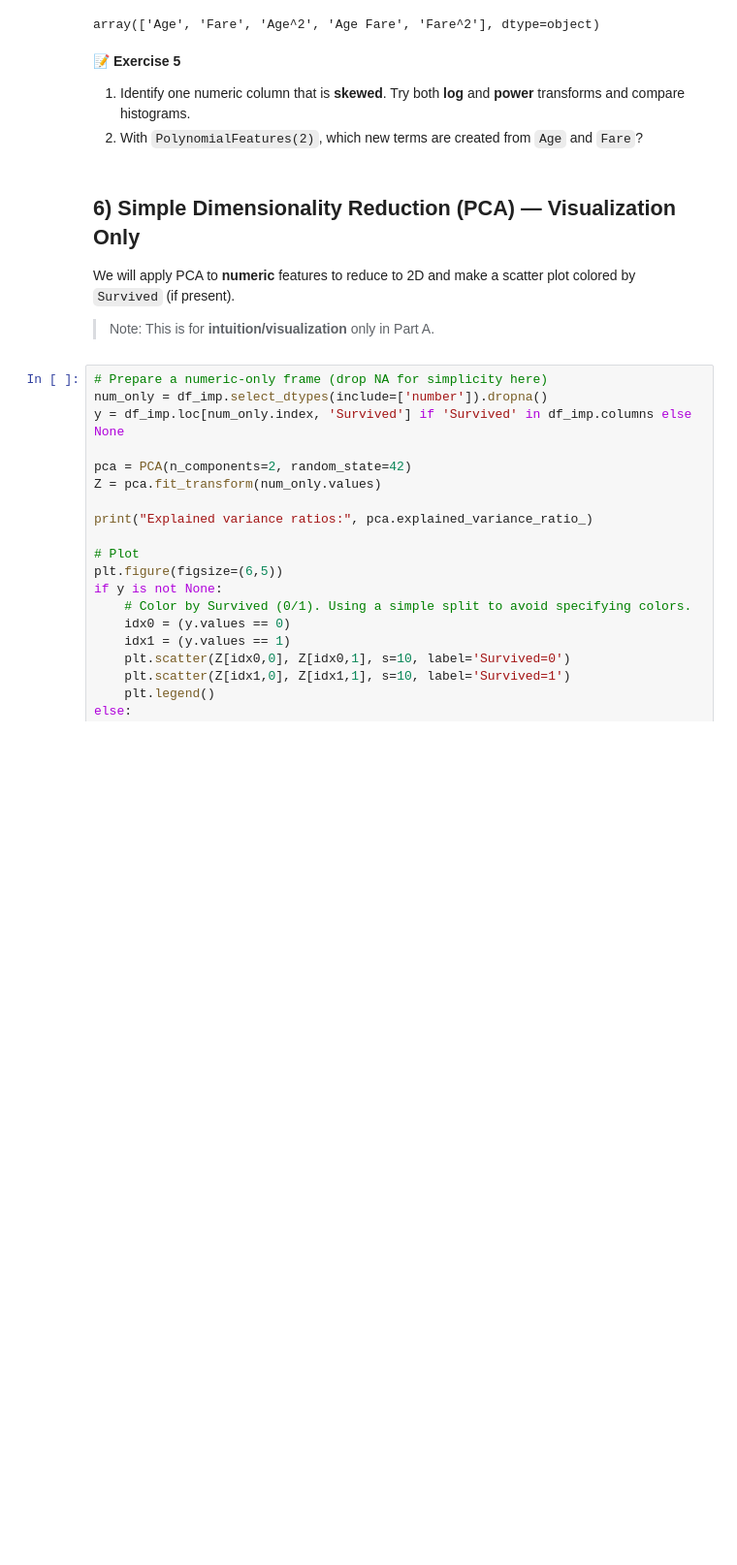
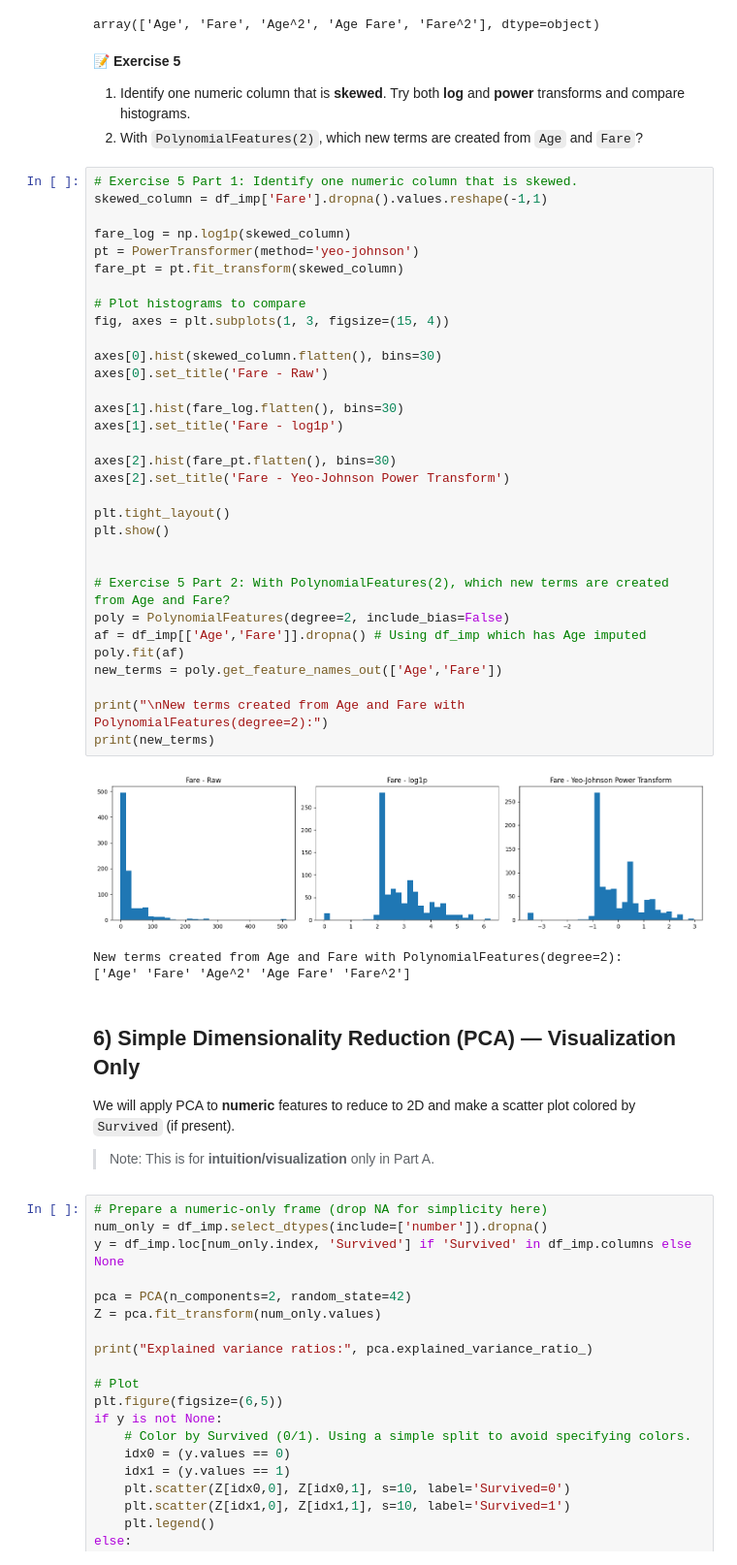
Before and after one commit to rohithuppala-code/ML-AP23110010390, a Jupyter notebook: LAB-3/AP23110010390.ipynb, the cells around one changed output. Shown at 97% size. Cells and saved outputs as stored; diff of their text form; blank space fills up the shorter version.

```diff
--- a/LAB-3/AP23110010390.ipynb
+++ b/LAB-3/AP23110010390.ipynb
@@ -394,6 +385,42 @@ array(['Age', 'Fare', 'Age^2', 'Age Fare', 'Fare^2'], dtype=object)
 **📝 Exercise 5**
 1) Identify one numeric column that is **skewed**. Try both **log** and **power** transforms and compare histograms.
 2) With `PolynomialFeatures(2)`, which new terms are created from `Age` and `Fare`?
+# %%
+# Exercise 5 Part 1: Identify one numeric column that is skewed.
+skewed_column = df_imp['Fare'].dropna().values.reshape(-1,1)
+
+fare_log = np.log1p(skewed_column)
+pt = PowerTransformer(method='yeo-johnson')
+fare_pt = pt.fit_transform(skewed_column)
+
+# Plot histograms to compare
+fig, axes = plt.subplots(1, 3, figsize=(15, 4))
+
+axes[0].hist(skewed_column.flatten(), bins=30)
+axes[0].set_title('Fare - Raw')
+
+axes[1].hist(fare_log.flatten(), bins=30)
+axes[1].set_title('Fare - log1p')
+
+axes[2].hist(fare_pt.flatten(), bins=30)
+axes[2].set_title('Fare - Yeo-Johnson Power Transform')
+
+plt.tight_layout()
+plt.show()
+
+
+# Exercise 5 Part 2: With PolynomialFeatures(2), which new terms are created from Age and Fare?
+poly = PolynomialFeatures(degree=2, include_bias=False)
+af = df_imp[['Age','Fare']].dropna() # Using df_imp which has Age imputed
+poly.fit(af)
+new_terms = poly.get_feature_names_out(['Age','Fare'])
+
+print("\nNew terms created from Age and Fare with PolynomialFeatures(degree=2):")
+print(new_terms)
+# %% [output]
+[figure, added]
+New terms created from Age and Fare with PolynomialFeatures(degree=2):
+['Age' 'Fare' 'Age^2' 'Age Fare' 'Fare^2']
 # %% [markdown]
 ## 6) Simple Dimensionality Reduction (PCA) — Visualization Only
 
```
Also changed, not shown: parts of 7 cells of this notebook.
